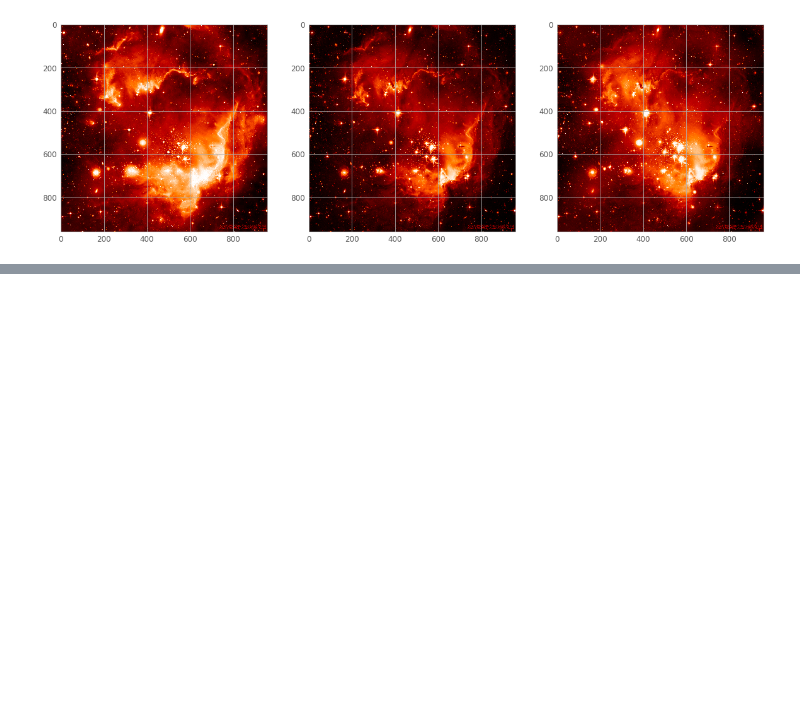
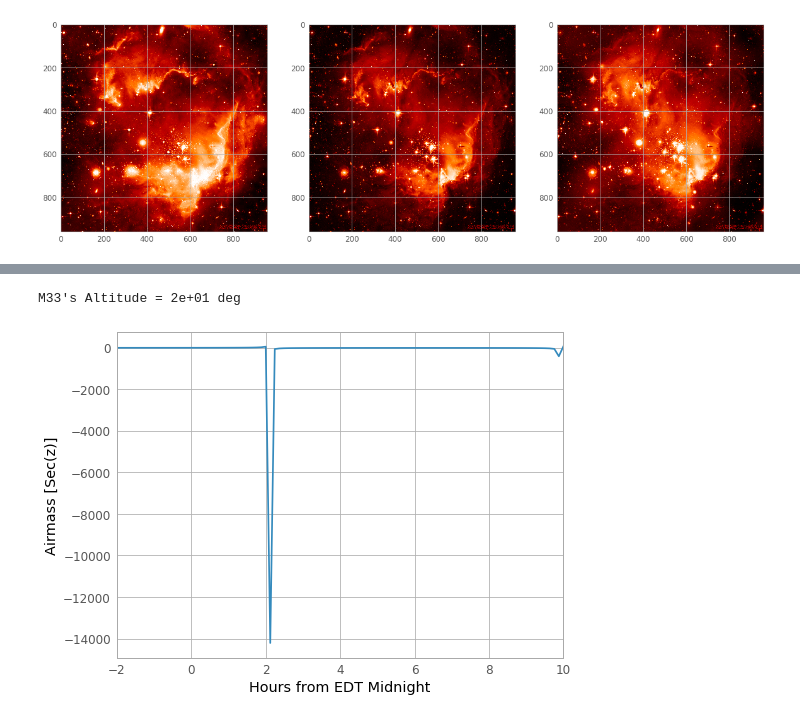
Before and after one commit to bngcebetsha/Innovation_sprint_astropy, a Jupyter notebook: practice_notebook.ipynb, the cells around one changed output, grey strips where cells are left out. Saved outputs shown, nothing was run; the diff lists cells and outputs as text; code cells hidden in the pictures; blank space fills up the shorter version.

```diff
--- a/practice_notebook.ipynb
+++ b/practice_notebook.ipynb
@@ -45,0 +60,28 @@ plt.show()
+# %%
+m33 = SkyCoord.from_name('M33')
+# %%
+bear_mountain = EarthLocation(lat=41.3*u.deg, lon=-74*u.deg, height=390*u.m)
+utcoffset = -2*u.hour  # Eastern Daylight Time
+time = Time('2020-2-28 12:00:00') - utcoffset
+# %%
+m33altaz = m33.transform_to(AltAz(obstime=time,location=bear_mountain))
+print("M33's Altitude = {0.alt:.2}".format(m33altaz))
+# %% [output]
+M33's Altitude = 2e+01 deg
+# %%
+midnight = Time('2020-2-28 00:00:00') - utcoffset
+delta_midnight = np.linspace(-2, 10, 100)*u.hour
+frame_Feb28night = AltAz(obstime=midnight+delta_midnight,
+                          location=bear_mountain)
+m33altazs_Feb28night = m33.transform_to(frame_Feb28night)
+# %%
+m33airmasss_Feb28night = m33altazs_Feb28night.secz
+# %%
+plt.plot(delta_midnight, m33airmasss_Feb28night)
+plt.xlim(-2, 10)
+# plt.ylim(1, 4)
+plt.xlabel('Hours from EDT Midnight')
+plt.ylabel('Airmass [Sec(z)]')
+plt.show()
+# %% [output]
+[figure, added]
```
Also changed, not shown: parts of 10 cells of this notebook, 1 other file.
